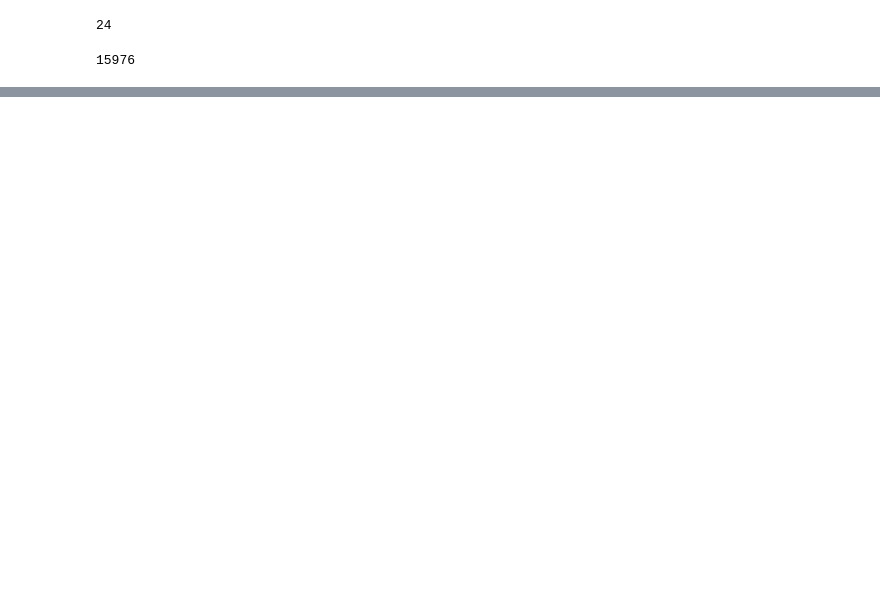
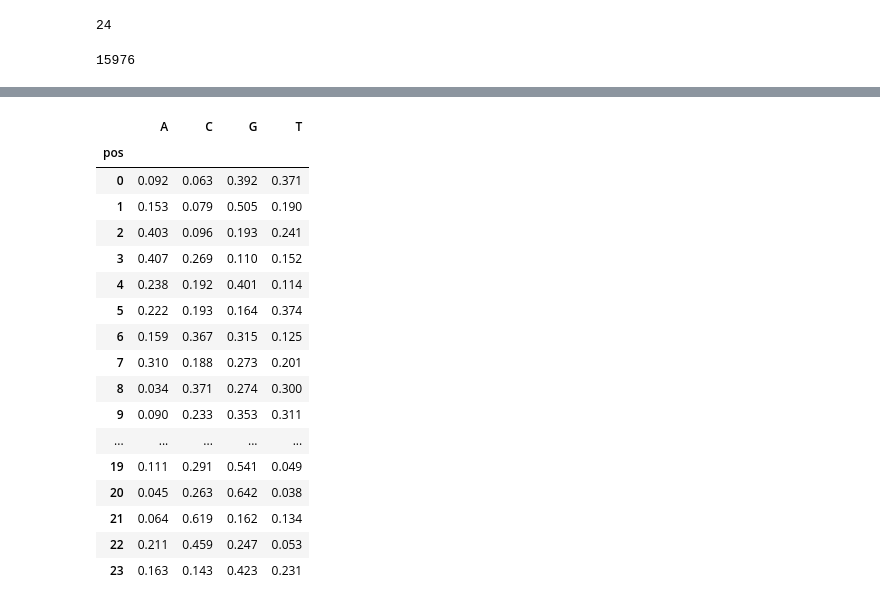
Before and after one commit to DoojinBaek/DeepBind, a Jupyter notebook: seq_logo_from_model.ipynb, the cells around one changed output, grey strips where cells are left out. Drawn from its saved outputs; the diff is of its cells as text; code cells hidden in the pictures; blank space fills up the shorter version.

```diff
--- a/seq_logo_from_model.ipynb
+++ b/seq_logo_from_model.ipynb
@@ -231,0 +449,23 @@ len(test_seq)
+# %%
+ppm_mat = counts_mat/len(binding_site_seq)
+# %%
+ppm_mat
+# %% [output]
+|  | A | C | G | T |
+| pos |  |  |  |  |
+| 0 | 0.092 | 0.063 | 0.392 | 0.371 |
+| 1 | 0.153 | 0.079 | 0.505 | 0.190 |
+| 2 | 0.403 | 0.096 | 0.193 | 0.241 |
+| 3 | 0.407 | 0.269 | 0.110 | 0.152 |
+| 4 | 0.238 | 0.192 | 0.401 | 0.114 |
+| 5 | 0.222 | 0.193 | 0.164 | 0.374 |
+| 6 | 0.159 | 0.367 | 0.315 | 0.125 |
+| 7 | 0.310 | 0.188 | 0.273 | 0.201 |
+| 8 | 0.034 | 0.371 | 0.274 | 0.300 |
+| 9 | 0.090 | 0.233 | 0.353 | 0.311 |
+| ... | ... | ... | ... | ... |
+| 19 | 0.111 | 0.291 | 0.541 | 0.049 |
+| 20 | 0.045 | 0.263 | 0.642 | 0.038 |
+| 21 | 0.064 | 0.619 | 0.162 | 0.134 |
+| 22 | 0.211 | 0.459 | 0.247 | 0.053 |
+| 23 | 0.163 | 0.143 | 0.423 | 0.231 |
```
Also changed, not shown: parts of 35 cells of this notebook, 1 other file.
